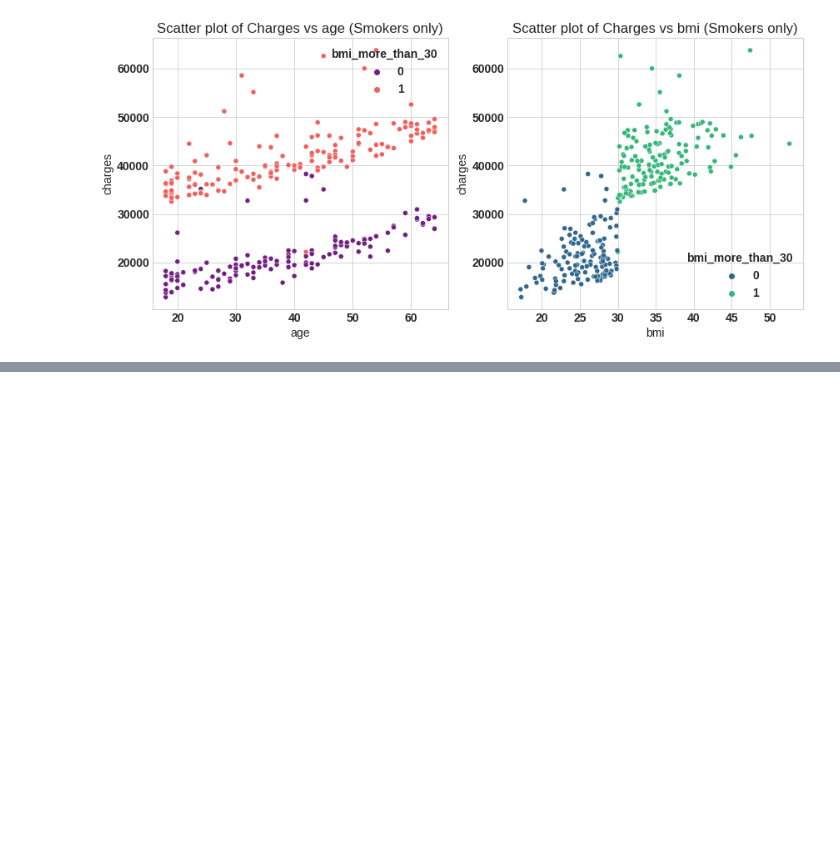
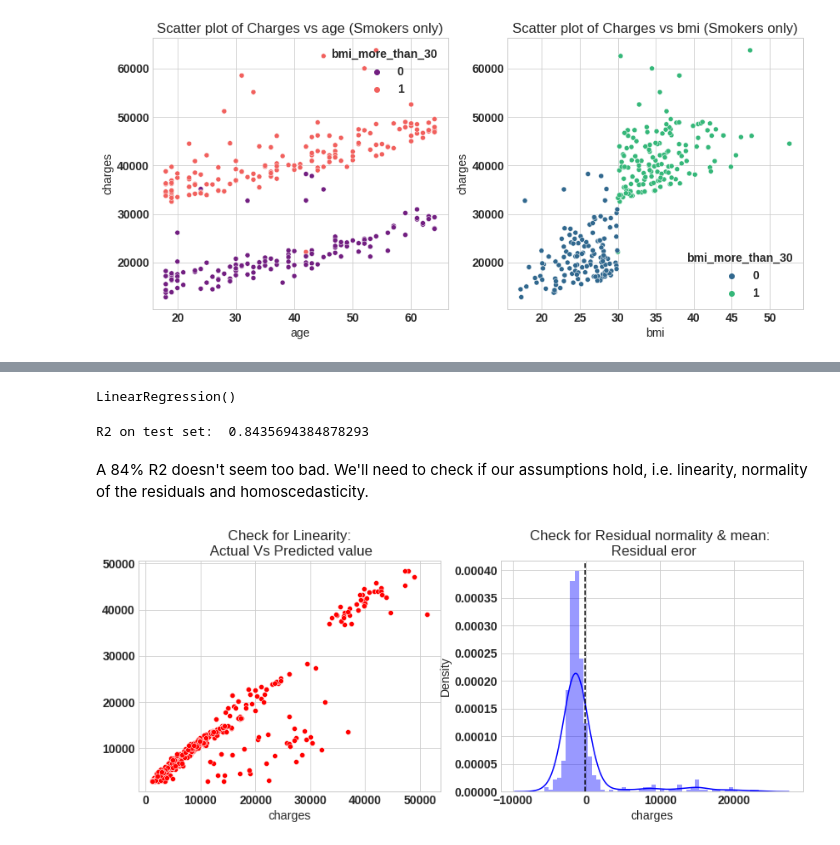
Before and after one commit to jesupb/Data_Science_Toolbox, a Jupyter notebook: 01 - OLS regression/Linear Regression Exploration.ipynb, the cells around one changed output, grey strips where cells are left out. Saved outputs shown, nothing was run; the diff lists cells and outputs as text; code cells hidden in the pictures; blank space fills up the shorter version.

```diff
--- a/01 - OLS regression/Linear Regression Exploration.ipynb
+++ b/01 - OLS regression/Linear Regression Exploration.ipynb
@@ -157,0 +188,7 @@ We're now in a good place to try out our model!
+# %%
+# Split data into training and test set
+from sklearn.model_selection import train_test_split
+X = df_encode.drop('charges',axis=1) # Independet variable
+y = df_encode['charges'] # dependent variable
+
+X_train, X_test, y_train, y_test = train_test_split(X,y,test_size=0.3,random_state=23)
@@ -157,0 +200,44 @@ We're now in a good place to try out our model!
+# %%
+# Model 1
+mod1_features = ['age','cat_yes', 'cat_smoker_and_bmi30']
+X_train_1 = X_train[mod1_features]
+X_test_1 = X_test[mod1_features]
+
+# Scikit Learn module
+from sklearn.linear_model import LinearRegression
+lin_reg = LinearRegression()
+lin_reg.fit(X_train_1,y_train) # Note: x_0 =1 is no need to add, sklearn will take care of it.
+
+#Parameter
+#sk_theta = [lin_reg.intercept_]+list(lin_reg.coef_)
+#parameter_df = parameter_df.join(pd.Series(sk_theta, name='Sklearn_theta'))
+#parameter_df
+# %% [output]
+LinearRegression()
+# %%
+# Evaluate my model
+y_pred_1 = lin_reg.predict(X_test_1)
+
+#   Evaluvation: MSE
+from sklearn.metrics import mean_squared_error
+J_mse_sk = mean_squared_error(y_pred_1, y_test)
+print('R2 on test set: ',  str(lin_reg.score(X_test_1, y_test)))
+# %% [output]
+R2 on test set:  0.8435694384878293
+# %% [markdown]
+A 84% R2 doesn't seem too bad. We'll need to check if our assumptions hold, i.e. linearity, normality of the residuals and homoscedasticity.
+# %%
+# Let's check out if our assumptions hold via residual analysis
+# Check for Linearity
+f = plt.figure(figsize=(14,5))
+ax = f.add_subplot(121)
+sns.scatterplot(y_test,y_pred_1,ax=ax,color='r')
+ax.set_title('Check for Linearity:\n Actual Vs Predicted value')
+
+# Check for Residual normality & mean
+ax = f.add_subplot(122)
+sns.distplot((y_test - y_pred_1),ax=ax,color='b')
+ax.axvline((y_test - y_pred_1).mean(),color='k',linestyle='--')
+ax.set_title('Check for Residual normality & mean: \n Residual eror');
+# %% [output]
+[figure, added]
```
Also changed, not shown: parts of 11 cells of this notebook.
